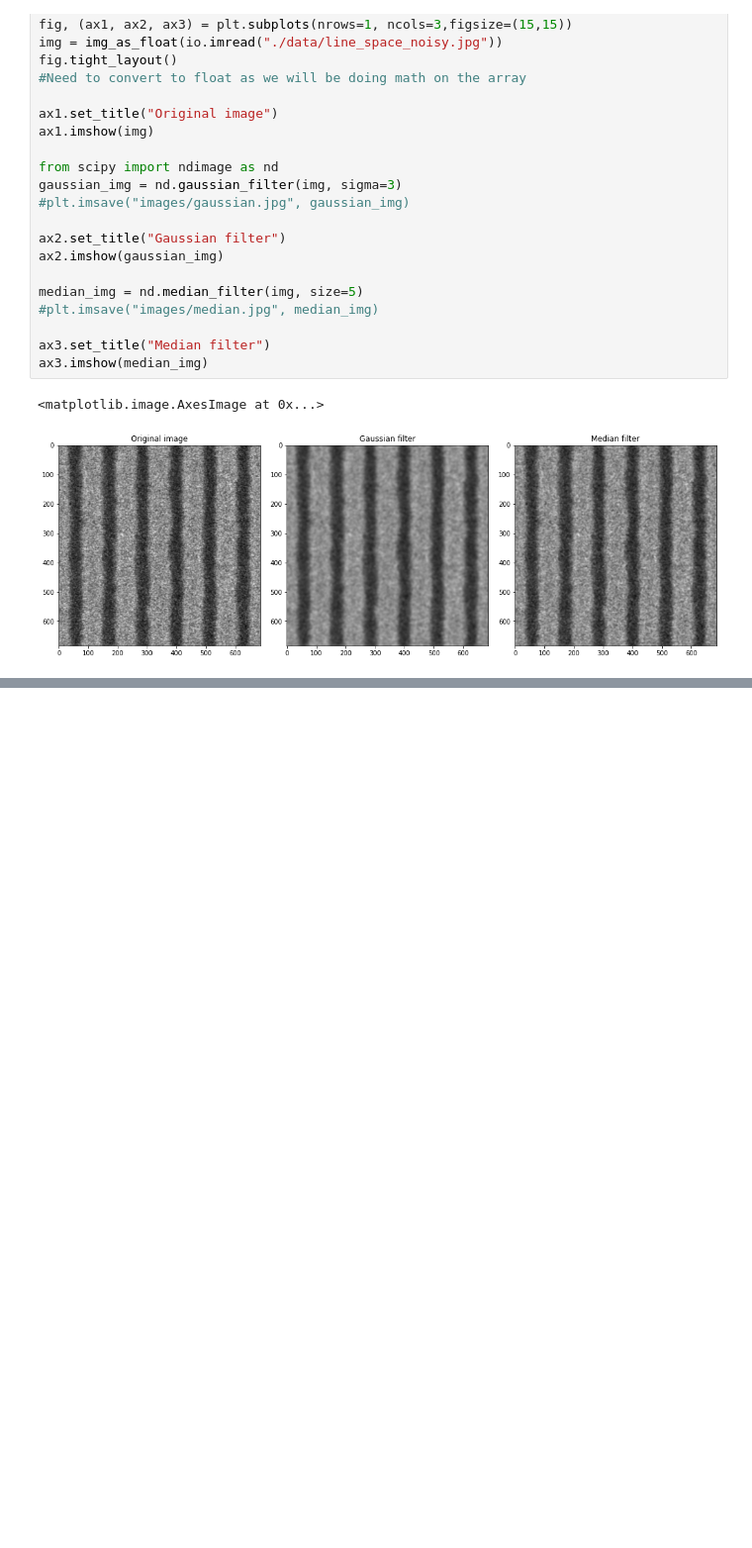
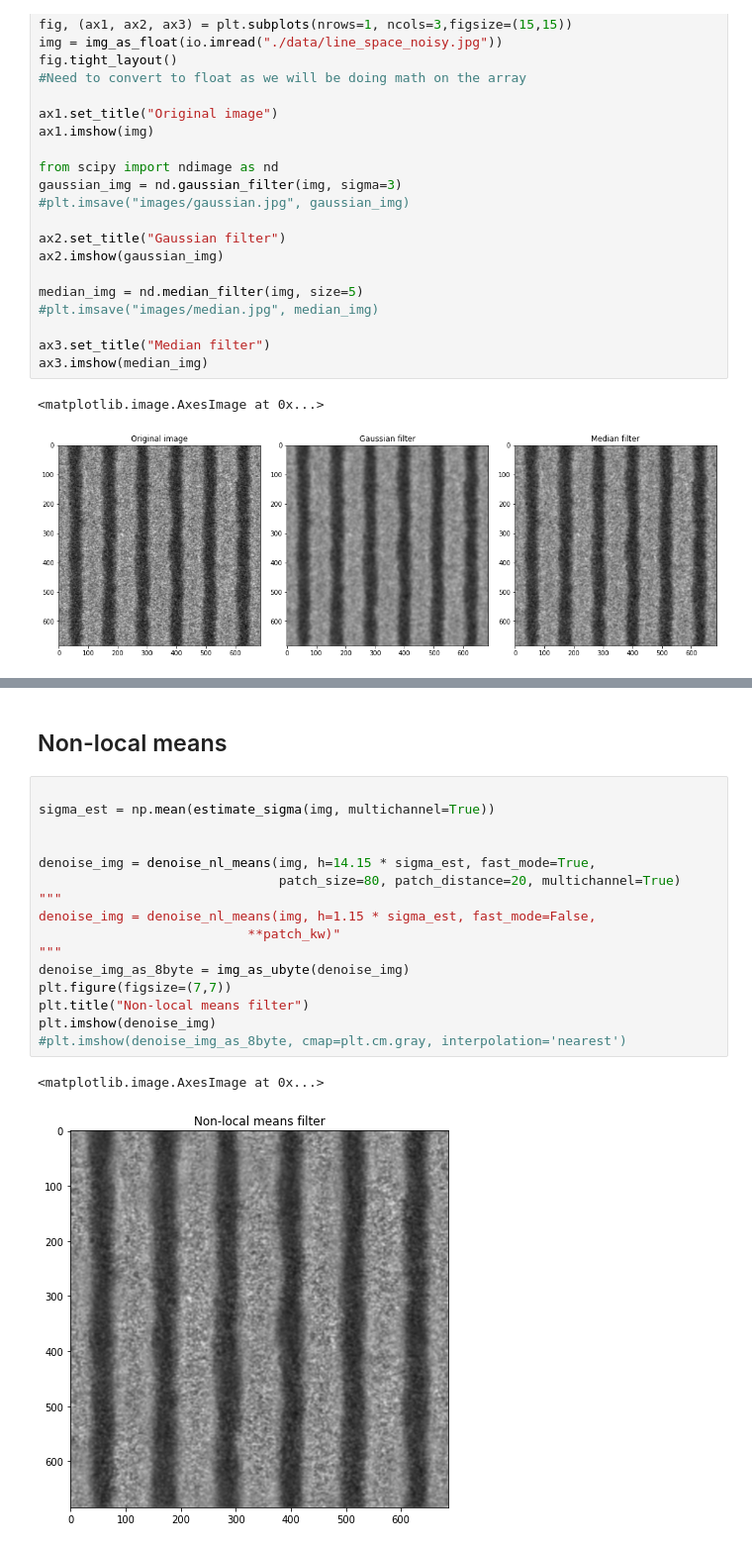
Before and after one commit to AntonisCSt/Denoising_methods, a Jupyter notebook: Denoising_notebook.ipynb, the cells around one changed output, grey strips where cells are left out. Shown: that part at 99% size. Drawn from its saved outputs; the diff is of its cells as text; blank space fills up the shorter version.

Commit message:
added local means method

```diff
--- a/Denoising_notebook.ipynb
+++ b/Denoising_notebook.ipynb
@@ -70,0 +76,21 @@ ax3.imshow(median_img)
+# %% [markdown]
+## Non-local means
+# %%
+
+sigma_est = np.mean(estimate_sigma(img, multichannel=True))
+
+
+denoise_img = denoise_nl_means(img, h=14.15 * sigma_est, fast_mode=True,
+                               patch_size=80, patch_distance=20, multichannel=True)
+"""
+denoise_img = denoise_nl_means(img, h=1.15 * sigma_est, fast_mode=False,
+                           **patch_kw)"
+"""
+denoise_img_as_8byte = img_as_ubyte(denoise_img)
+plt.figure(figsize=(7,7))
+plt.title("Non-local means filter")
+plt.imshow(denoise_img)
+#plt.imshow(denoise_img_as_8byte, cmap=plt.cm.gray, interpolation='nearest')
+# %% [output]
+<matplotlib.image.AxesImage at 0x...>
+[figure, added]
```
Also changed, not shown: parts of 2 cells of this notebook.
